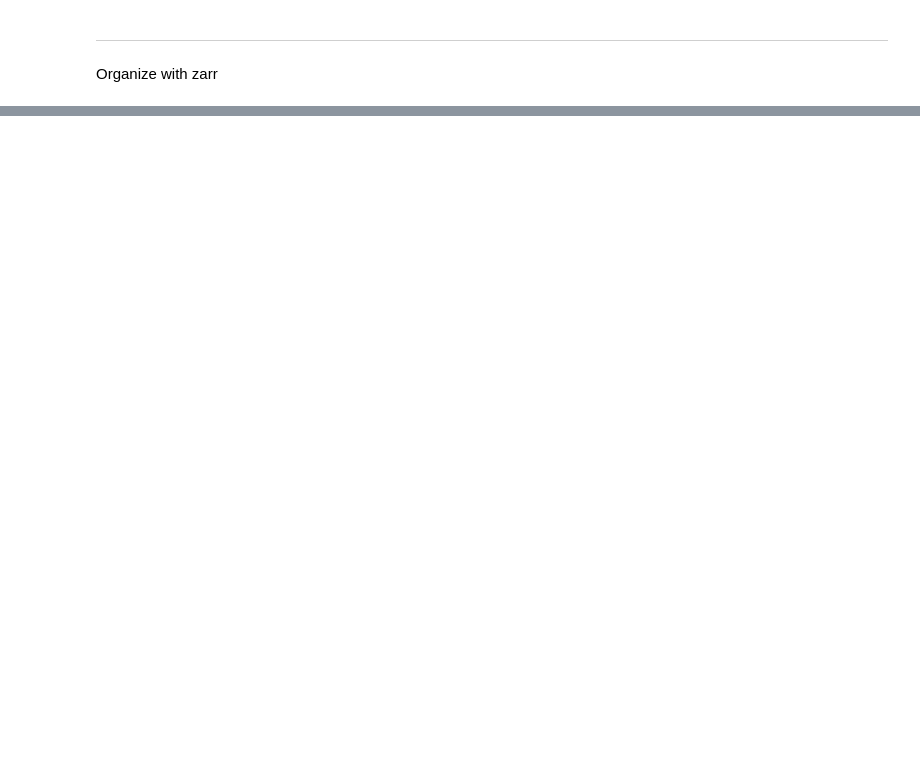
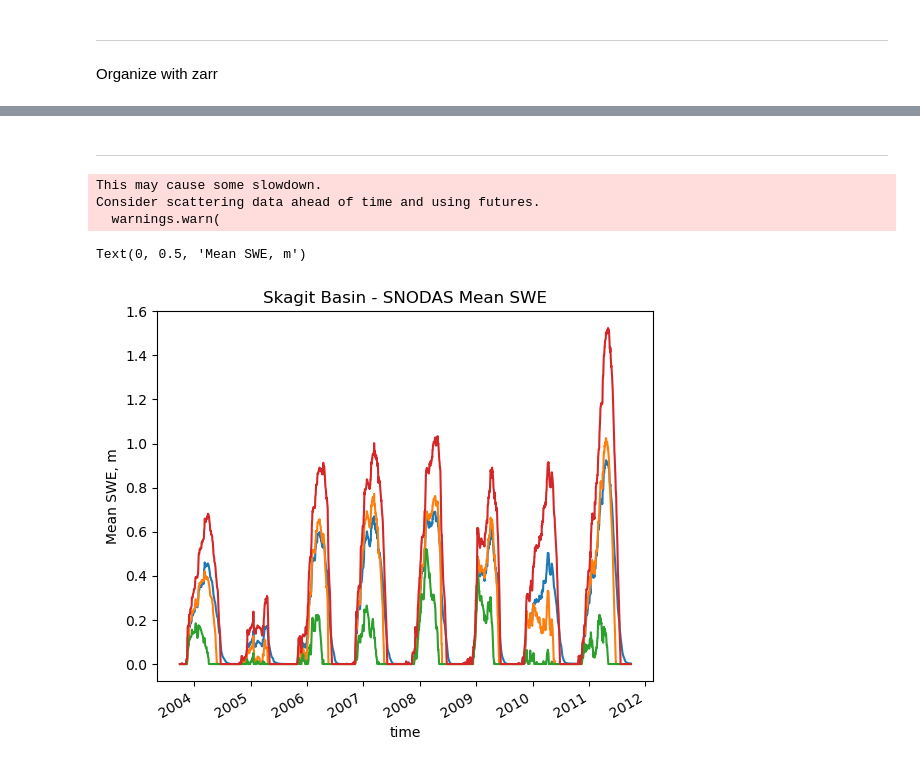
Before and after one commit to spestana/validation, a Jupyter notebook: fetch_snodas.ipynb, the cells around one changed output, grey strips where cells are left out. Drawn from its saved outputs; the diff is of its cells as text; code cells hidden in the pictures; blank space fills up the shorter version.

```diff
--- a/fetch_snodas.ipynb
+++ b/fetch_snodas.ipynb
@@ -227,0 +348,16 @@ del source_array
+# %% [markdown]
+---
+# %%
+ds_mean_swe.plot()
+ds_median_swe.plot()
+ds_q25_swe.plot()
+ds_q75_swe.plot()
+
+plt.title('Skagit Basin - SNODAS Mean SWE')
+plt.ylabel('Mean SWE, m')
+# %% [output]
+This may cause some slowdown.
+Consider scattering data ahead of time and using futures.
+  warnings.warn(
+Text(0, 0.5, 'Mean SWE, m')
+[figure, added]
```
Also changed, not shown: parts of 60 cells of this notebook, 1 other file.
